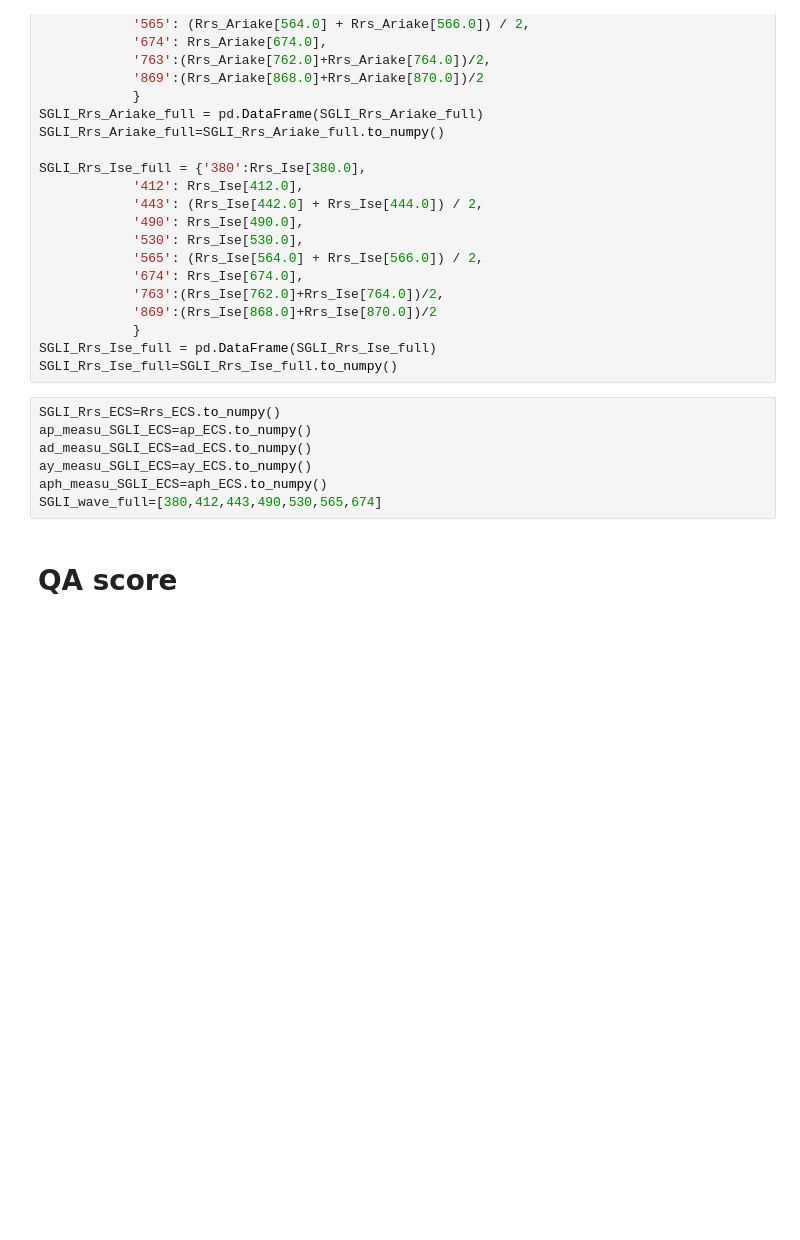
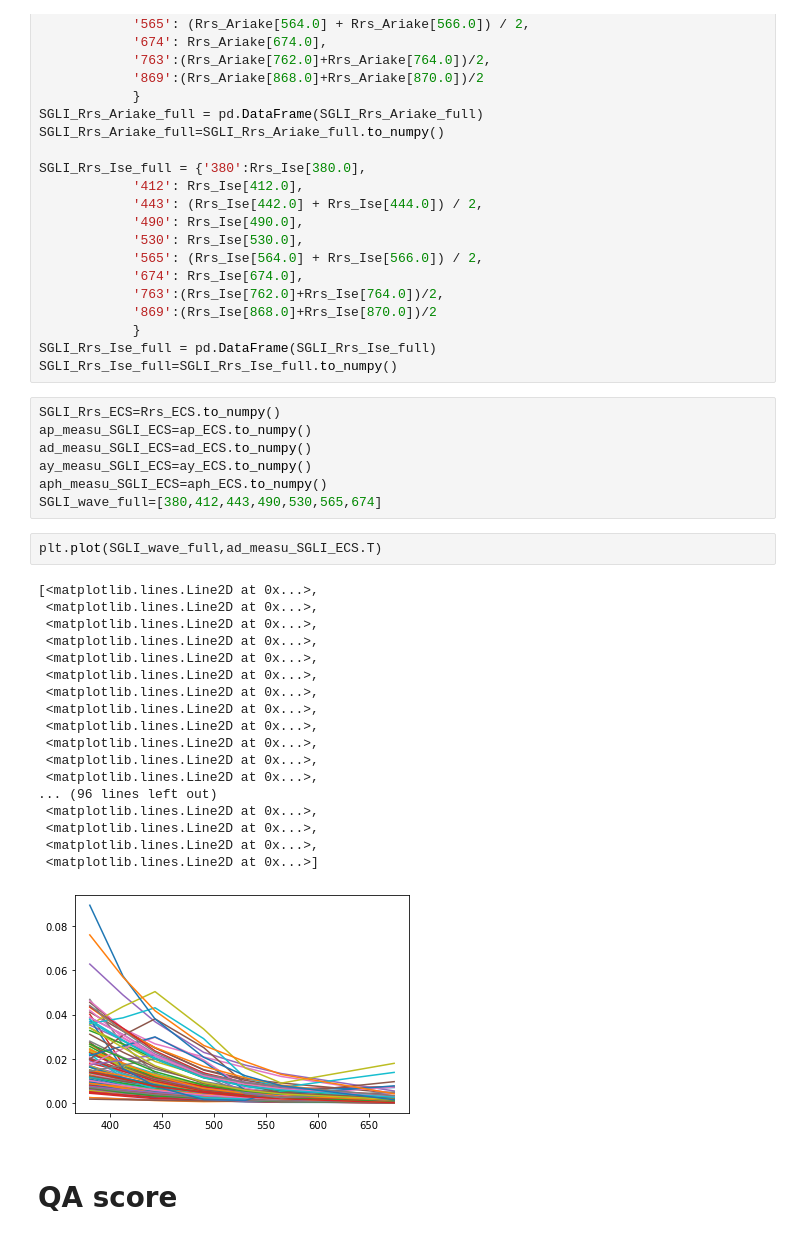
Before and after one commit to lifeodyssey/In-situ_data_process, a Jupyter notebook: Quality Control .ipynb, the cells around one changed output. Drawn from its saved outputs; the diff is of its cells as text; blank space fills up the shorter version.

```diff
--- a/Quality Control .ipynb
+++ b/Quality Control .ipynb
@@ -365,6 +365,27 @@ ad_measu_SGLI_ECS=ad_ECS.to_numpy()
 ay_measu_SGLI_ECS=ay_ECS.to_numpy()
 aph_measu_SGLI_ECS=aph_ECS.to_numpy()
 SGLI_wave_full=[380,412,443,490,530,565,674]
+# %%
+plt.plot(SGLI_wave_full,ad_measu_SGLI_ECS.T)
+# %% [output]
+[<matplotlib.lines.Line2D at 0x...>,
+ <matplotlib.lines.Line2D at 0x...>,
+ <matplotlib.lines.Line2D at 0x...>,
+ <matplotlib.lines.Line2D at 0x...>,
+ <matplotlib.lines.Line2D at 0x...>,
+ <matplotlib.lines.Line2D at 0x...>,
+ <matplotlib.lines.Line2D at 0x...>,
+ <matplotlib.lines.Line2D at 0x...>,
+ <matplotlib.lines.Line2D at 0x...>,
+ <matplotlib.lines.Line2D at 0x...>,
+ <matplotlib.lines.Line2D at 0x...>,
+ <matplotlib.lines.Line2D at 0x...>,
+... (96 lines left out)
+ <matplotlib.lines.Line2D at 0x...>,
+ <matplotlib.lines.Line2D at 0x...>,
+ <matplotlib.lines.Line2D at 0x...>,
+ <matplotlib.lines.Line2D at 0x...>]
+[figure, added]
 # %% [markdown]
 # QA score
 # %% [markdown]
```
Also changed, not shown: parts of 1 cell of this notebook, 1 other file.
